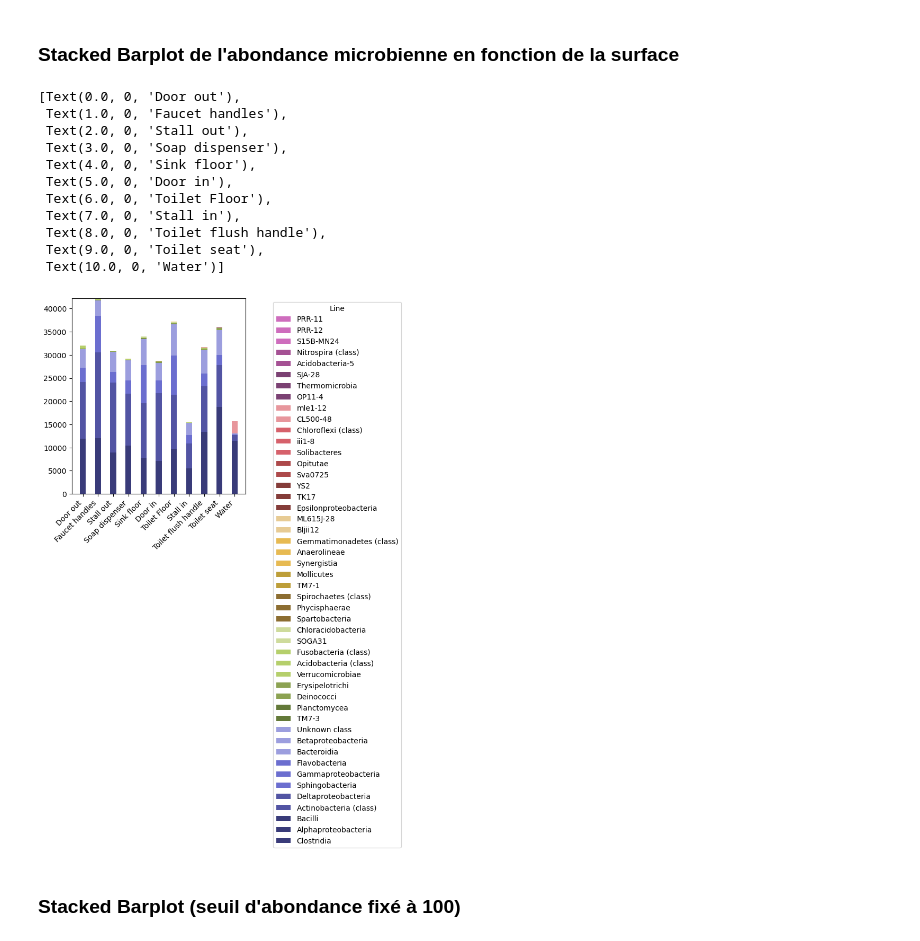
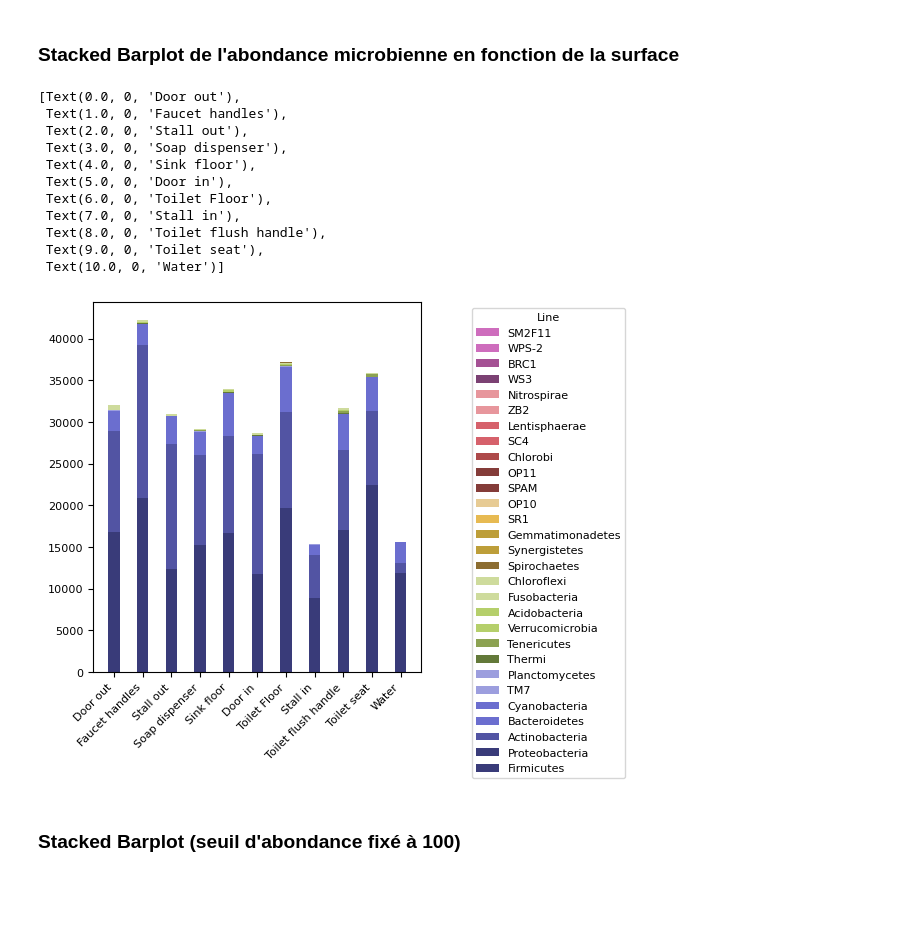
Before and after one commit to gennaBnh/ProjetVDB, a Jupyter notebook: VDB_poster.ipynb, the cells around one changed output. Drawn from its saved outputs; the diff is of its cells as text; code cells hidden in the pictures; blank space fills up the shorter version.

```diff
--- a/VDB_poster.ipynb
+++ b/VDB_poster.ipynb
@@ -155,7 +201,7 @@ for item, column in dataset.items():
         #         dict_surf[surf][phyl] += column[index]
 
         for index in column.index:
-            phylo = dt_phylo["class"][index]
+            phylo = dt_phylo["phyl"][index]
             if phylo not in dict_surf[surf]:
                 dict_surf[surf][phylo] = column[index]
             else:
@@ -195,35 +241,35 @@ bottom = np.array([0.0 for i in range(11)])
 cmap = matplotlib.cm.get_cmap('tab20b')
 cnt = 0
 
 # fig, ax = plt.subplots()
 fig, (ax, lax) = plt.subplots(ncols=2, gridspec_kw={"width_ratios":[4, 1.5]})
 
 for phyl in dict_phyl:
     ax.bar(labels_surf, dict_phyl[phyl], width=0.4, bottom=bottom, label=phyl, color=cmap(cnt))
     bottom += np.array(dict_phyl[phyl])
-    cnt += 1/50
+    cnt += 1/30
 
 # ax.legend(list(dict_phyl.keys()))
 handles, labels = ax.get_legend_handles_labels()
 lax.legend(handles[::-1], labels[::-1], title='Line', loc='upper left')
 lax.axis("off")
 
 ax.set_xticks(labels_surf)
 ax.set_xticklabels(labels_surf, rotation=45, ha='right')
 # ax.tick_params(axis="x", labelrotation=45)
 # %% [output]
 [Text(0.0, 0, 'Door out'),
  Text(1.0, 0, 'Faucet handles'),
  Text(2.0, 0, 'Stall out'),
  Text(3.0, 0, 'Soap dispenser'),
  Text(4.0, 0, 'Sink floor'),
  Text(5.0, 0, 'Door in'),
  Text(6.0, 0, 'Toilet Floor'),
  Text(7.0, 0, 'Stall in'),
  Text(8.0, 0, 'Toilet flush handle'),
  Text(9.0, 0, 'Toilet seat'),
  Text(10.0, 0, 'Water')]
-[figure, old version]
+[figure, new version]
 # %% [markdown]
 ### Stacked Barplot (seuil d'abondance fixé à 100)
 # %%
```
Also changed, not shown: parts of 21 cells of this notebook.
